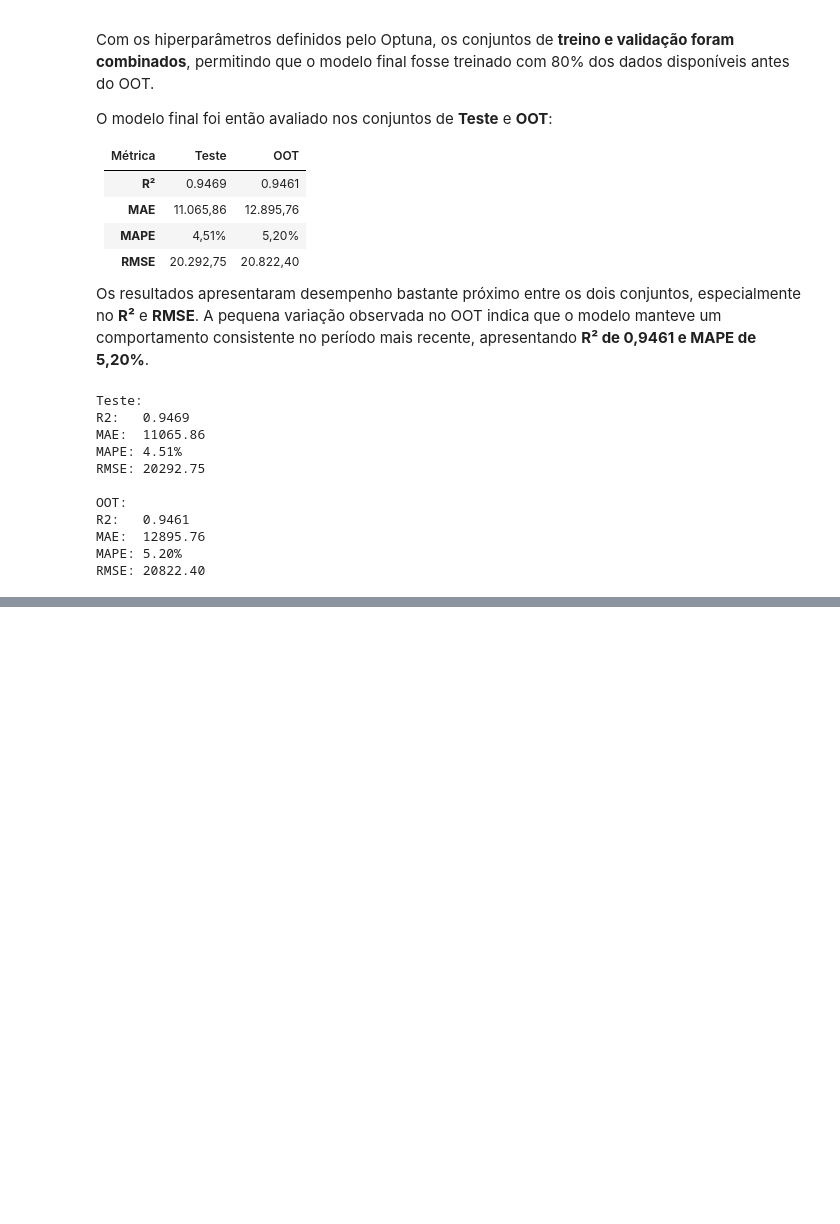
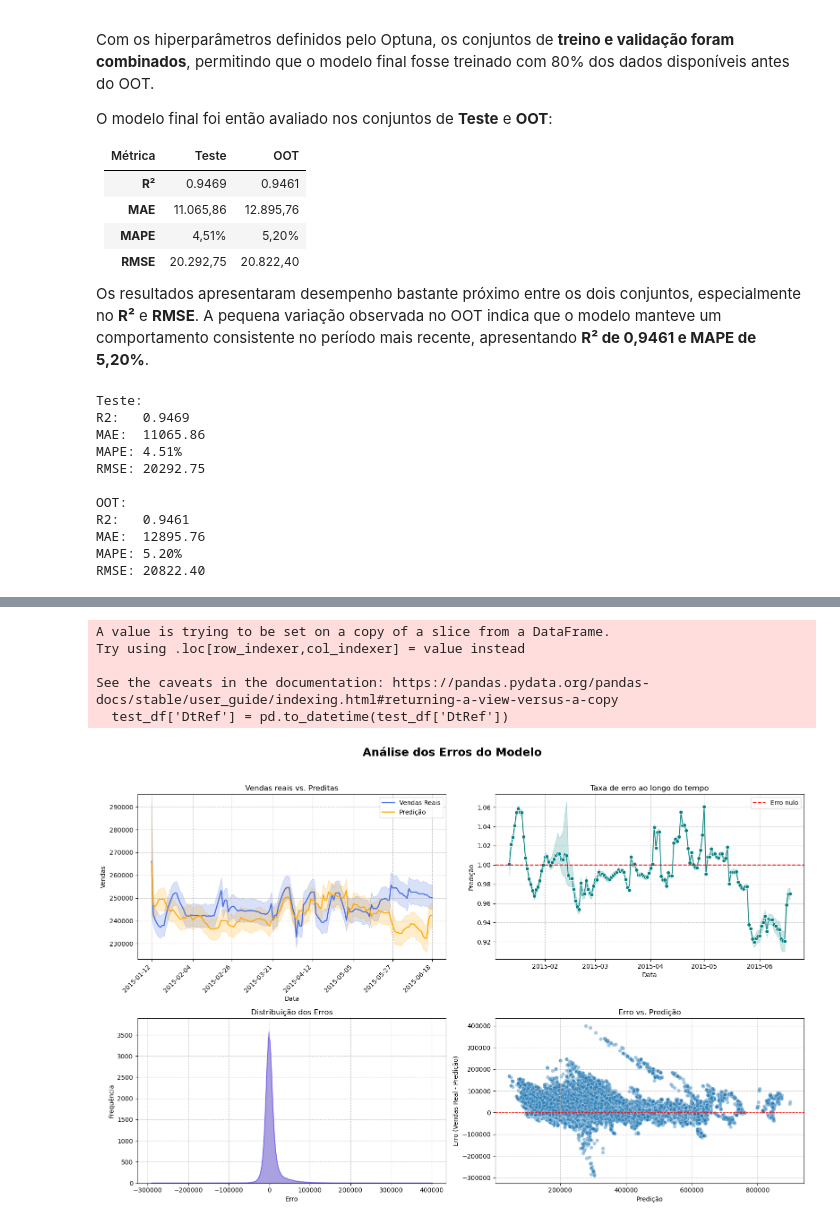
Before and after one commit to p-willyams/rossman-sales-forecast, a Jupyter notebook: src/03-train/train.ipynb, the cells around one changed output, grey strips where cells are left out. Drawn from its saved outputs; the diff is of its cells as text; code cells hidden in the pictures; blank space fills up the shorter version.

```diff
--- a/src/03-train/train.ipynb
+++ b/src/03-train/train.ipynb
@@ -781,0 +871,53 @@ RMSE: 20822.40
+# %%
+test_df.loc[:, 'error'] = test_df['Target'] - test_df['y_pred']
+test_df.loc[:, 'error_rate'] = test_df['y_pred'] / test_df['Target']
+# %%
+fig, axes = plt.subplots(2, 2, figsize=(16, 10))
+
+
+test_df['DtRef'] = pd.to_datetime(test_df['DtRef'])
+
+sns.lineplot(x='DtRef', y='Target', data=test_df, label='Vendas Reais', ax=axes[0,0], color='royalblue', linewidth=1.7)
+sns.lineplot(x='DtRef', y='y_pred', data=test_df, label='Predição', ax=axes[0,0], color='orange', linewidth=1.7)
+axes[0,0].set_title('Vendas reais vs. Preditas')
+axes[0,0].set_xlabel('Data')
+axes[0,0].set_ylabel('Vendas')
+axes[0,0].legend()
+axes[0,0].grid(linestyle='--', alpha=0.7)
+
+num_ticks = 8
+xticks = np.linspace(0, len(test_df['DtRef'])-1, num_ticks, dtype=int)
+axes[0,0].set_xticks(test_df['DtRef'].iloc[xticks])
+axes[0,0].set_xticklabels(test_df['DtRef'].iloc[xticks].dt.strftime('%Y-%m-%d'), rotation=45, ha='right')
+
+sns.lineplot(x='DtRef', y='error_rate', data=test_df, marker='o', ax=axes[0,1], color='teal', linewidth=1.2)
+axes[0,1].axhline(1, linestyle='--', color='red', label='Erro nulo')
+axes[0,1].set_title('Taxa de erro ao longo do tempo')
+axes[0,1].set_xlabel('Data')
+axes[0,1].set_ylabel('Predição')
+axes[0,1].legend()
+axes[0,1].grid(linestyle='--', alpha=0.7)
+
+sns.histplot(test_df['error'], kde=True, color='mediumslateblue', ax=axes[1,0])
+axes[1,0].set_title('Distribuição dos Erros')
+axes[1,0].set_xlabel('Erro')
+axes[1,0].set_ylabel('Frequência')
+axes[1,0].grid(linestyle='--', alpha=0.7)
+
+sns.scatterplot(x='y_pred', y='error', data=test_df, ax=axes[1,1], alpha=0.4)
+axes[1,1].axhline(0, color='red', linestyle='--', linewidth=1)
+axes[1,1].set_title('Erro vs. Predição')
+axes[1,1].set_xlabel('Predição')
+axes[1,1].set_ylabel('Erro (Vendas Real - Predição)')
+axes[1,1].grid(linestyle='--', alpha=0.7)
+
+plt.suptitle('Análise dos Erros do Modelo', fontsize=18, y=1.03, fontweight='bold')
+plt.tight_layout()
+plt.show()
+# %% [output]
+A value is trying to be set on a copy of a slice from a DataFrame.
+Try using .loc[row_indexer,col_indexer] = value instead
+
+See the caveats in the documentation: https://pandas.pydata.org/pandas-docs/stable/user_guide/indexing.html#returning-a-view-versus-a-copy
+  test_df['DtRef'] = pd.to_datetime(test_df['DtRef'])
+[figure, added]
```
Also changed, not shown: parts of 20 cells of this notebook.
